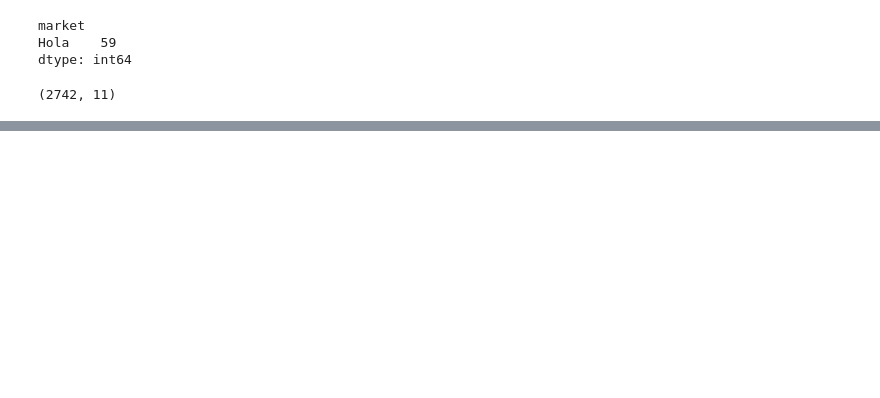
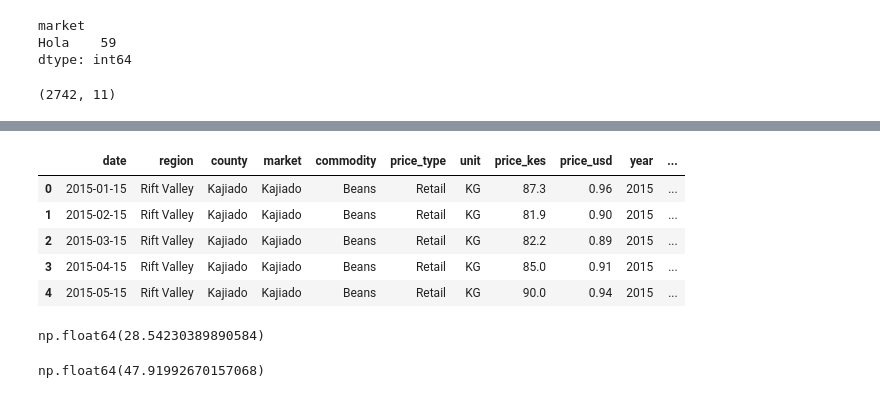
Before and after one commit to rose-odiwuor/food_market_prices, a Jupyter notebook: analysis.ipynb, the cells around one changed output, grey strips where cells are left out. Cells and saved outputs as stored; diff of their text form; code cells hidden in the pictures; blank space fills up the shorter version.

```diff
--- a/analysis.ipynb
+++ b/analysis.ipynb
@@ -171,0 +175,21 @@ copy_date.head()
+# %%
+# this code splits the dataset into a retail-only dataframe
+df_retail = df[(df["price_type"] == "Retail") & (df["unit"] == "KG")].copy()
+df_retail.head()
+# %% [output]
+|  | date | region | county | market | commodity | price_type | unit | price_kes | price_usd | year | ... |
+| 0 | 2015-01-15 | Rift Valley | Kajiado | Kajiado | Beans | Retail | KG | 87.3 | 0.96 | 2015 | ... |
+| 1 | 2015-02-15 | Rift Valley | Kajiado | Kajiado | Beans | Retail | KG | 81.9 | 0.90 | 2015 | ... |
+| 2 | 2015-03-15 | Rift Valley | Kajiado | Kajiado | Beans | Retail | KG | 82.2 | 0.89 | 2015 | ... |
+| 3 | 2015-04-15 | Rift Valley | Kajiado | Kajiado | Beans | Retail | KG | 85.0 | 0.91 | 2015 | ... |
+| 4 | 2015-05-15 | Rift Valley | Kajiado | Kajiado | Beans | Retail | KG | 90.0 | 0.94 | 2015 | ... |
+# %%
+#average for the maize commodity in the wholesale sales_price_per_kg
+df_wholesale.loc[df_wholesale["commodity"] == "Maize", "price_per_kg"].mean()
+# %% [output]
+np.float64(28.54230389890584)
+# %%
+#average for the maize commodity in the retail sales_price_per_kg
+df_retail.loc[df_retail["commodity"] == "Maize", "price_per_kg"].mean()
+# %% [output]
+np.float64(47.91992670157068)
```
Also changed, not shown: parts of 12 cells of this notebook.
